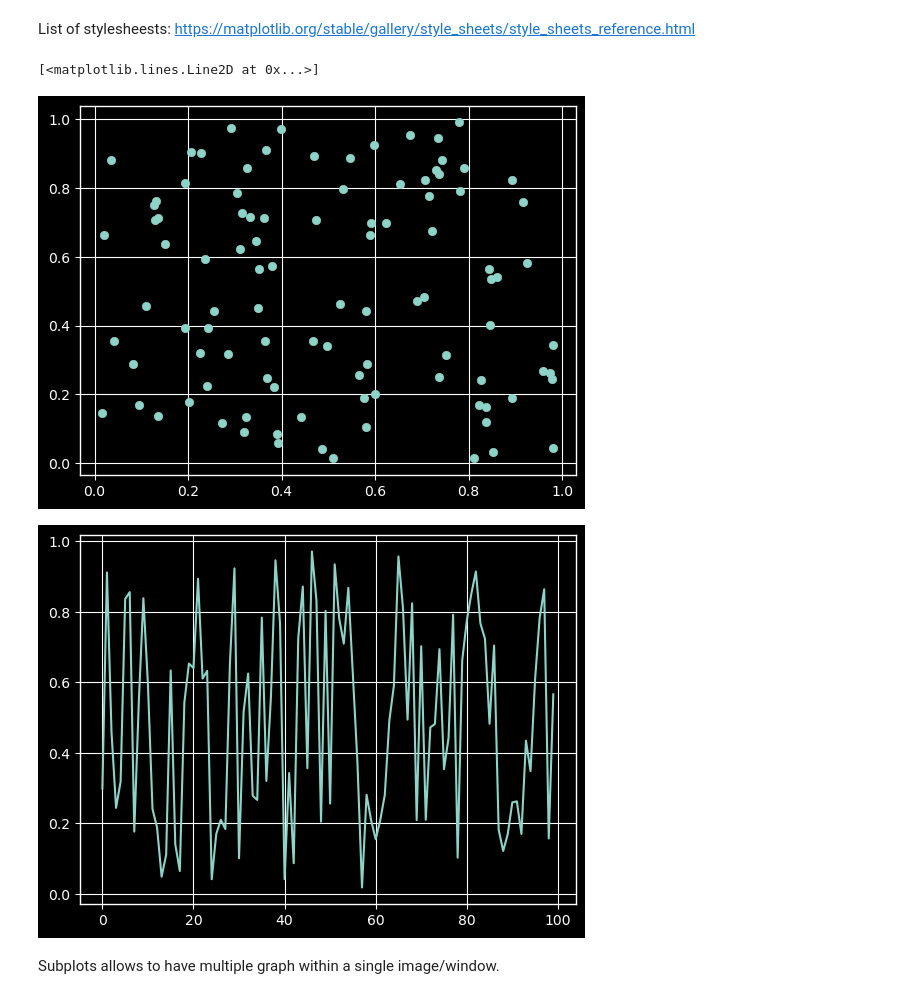
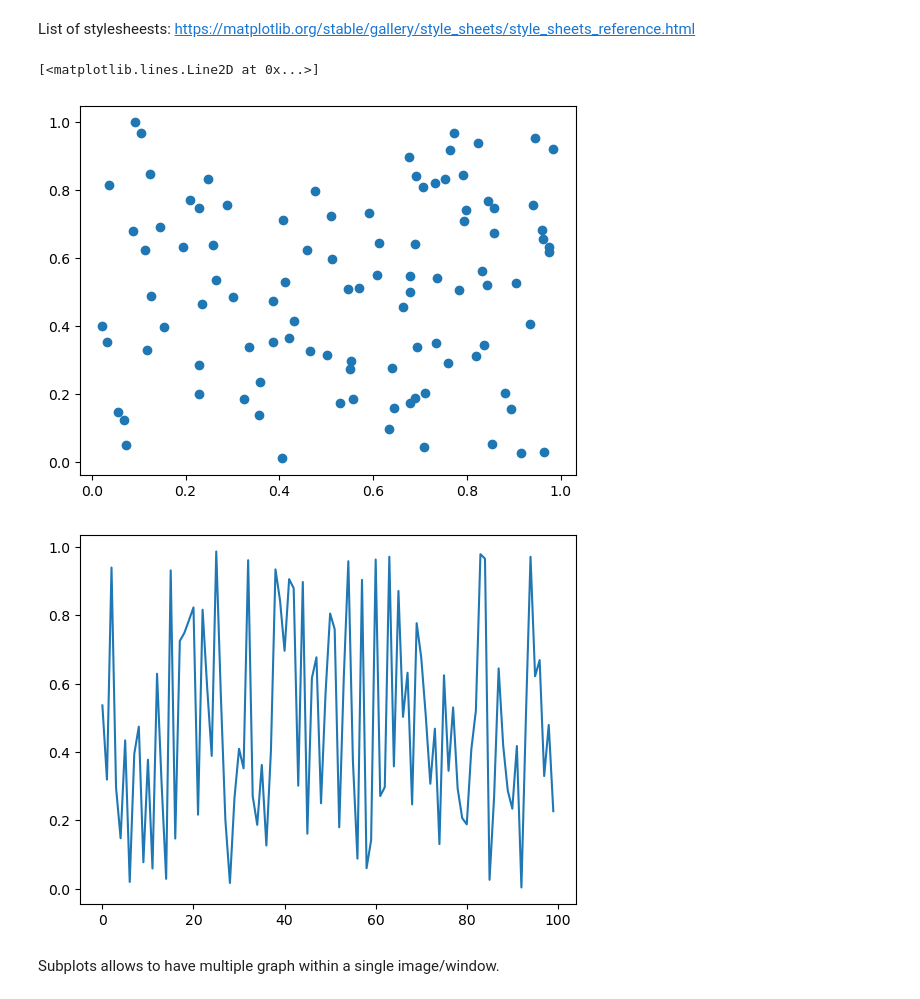
Before and after one commit to EmilsGrig/Jupyter-Notebooks, a Jupyter notebook: matplotlib.ipynb, the cells around one changed output. Cells and saved outputs as stored; diff of their text form; code cells hidden in the pictures.

```diff
--- a/matplotlib.ipynb
+++ b/matplotlib.ipynb
@@ -216,20 +216,21 @@ plt.pie(votes)
 # %% [markdown]
 List of stylesheests: https://matplotlib.org/stable/gallery/style_sheets/style_sheets_reference.html
 # %%
+style.use("default")
 x1, y1 = np.random.random(100), np.random.random(100)
 x2, y2 = np.arange(100), np.random.random(100)
 
 plt.figure(1)
 plt.scatter(x1, y1)
 
 # Figure allows to visualise 2 different plots on two seperate graphs
 
 plt.figure(2)
 plt.plot(x2, y2)
 # %% [output]
 [<matplotlib.lines.Line2D at 0x...>]
-[figure, old version]
+[figure, new version]
-[figure, old version]
+[figure, new version]
 # %% [markdown]
 Subplots allows to have multiple graph within a single image/window.
 # %%
```
Also changed, not shown: parts of 3 cells of this notebook.
